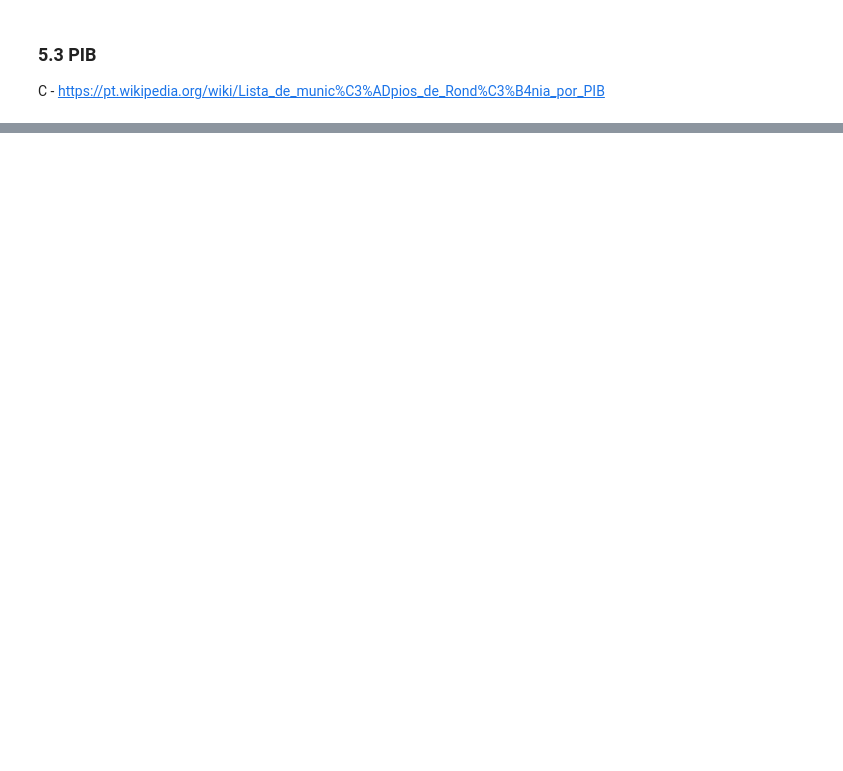
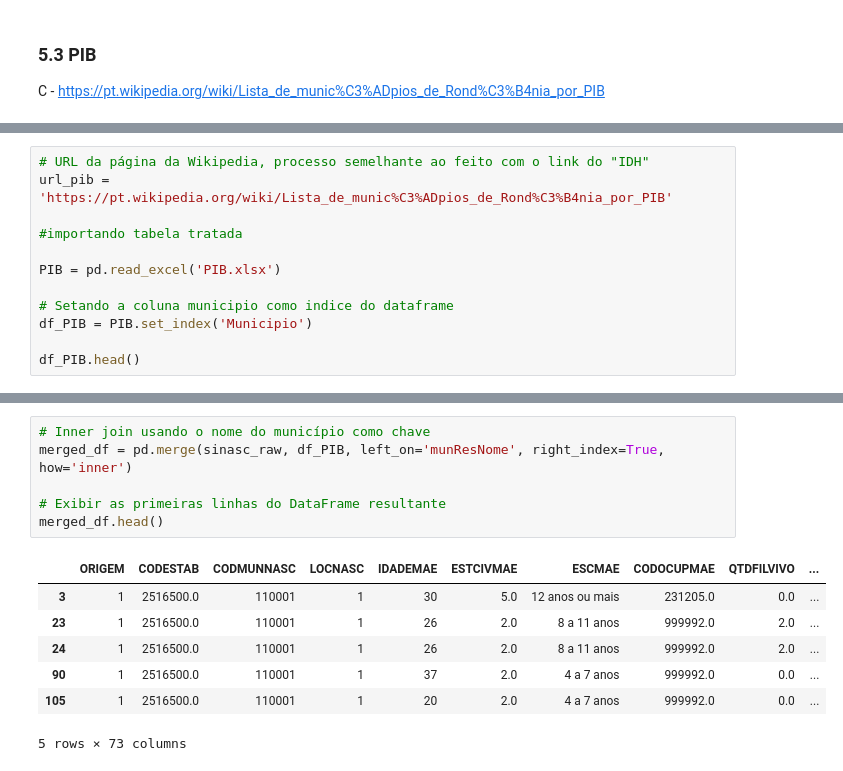
Before and after one commit to IgorCBzxc/volta-zero, a Jupyter notebook: TdD III/Tarefa 2/Mod9Tarefa2.ipynb, the cells around one changed output, grey strips where cells are left out. Drawn from its saved outputs; the diff is of its cells as text; blank space fills up the shorter version.

```diff
--- a/TdD III/Tarefa 2/Mod9Tarefa2.ipynb
+++ b/TdD III/Tarefa 2/Mod9Tarefa2.ipynb
@@ -237,0 +333,12 @@ Exemplo:
+# %%
+# URL da página da Wikipedia, processo semelhante ao feito com o link do "IDH"
+url_pib = 'https://pt.wikipedia.org/wiki/Lista_de_munic%C3%ADpios_de_Rond%C3%B4nia_por_PIB'
+
+#importando tabela tratada
+
+PIB = pd.read_excel('PIB.xlsx')
+
+# Setando a coluna municipio como indice do dataframe
+df_PIB = PIB.set_index('Municipio')
+
+df_PIB.head()
@@ -237,0 +353,14 @@ Exemplo:
+# %%
+# Inner join usando o nome do município como chave
+merged_df = pd.merge(sinasc_raw, df_PIB, left_on='munResNome', right_index=True, how='inner')
+
+# Exibir as primeiras linhas do DataFrame resultante
+merged_df.head()
+# %% [output]
+|  | ORIGEM | CODESTAB | CODMUNNASC | LOCNASC | IDADEMAE | ESTCIVMAE | ESCMAE | CODOCUPMAE | QTDFILVIVO | ... |
+| 3 | 1 | 2516500.0 | 110001 | 1 | 30 | 5.0 | 12 anos ou mais | 231205.0 | 0.0 | ... |
+| 23 | 1 | 2516500.0 | 110001 | 1 | 26 | 2.0 | 8 a 11 anos | 999992.0 | 2.0 | ... |
+| 24 | 1 | 2516500.0 | 110001 | 1 | 26 | 2.0 | 8 a 11 anos | 999992.0 | 2.0 | ... |
+| 90 | 1 | 2516500.0 | 110001 | 1 | 37 | 2.0 | 4 a 7 anos | 999992.0 | 0.0 | ... |
+| 105 | 1 | 2516500.0 | 110001 | 1 | 20 | 2.0 | 4 a 7 anos | 999992.0 | 0.0 | ... |
+5 rows × 73 columns
```
Also changed, not shown: parts of 14 cells of this notebook, 3 other files.
